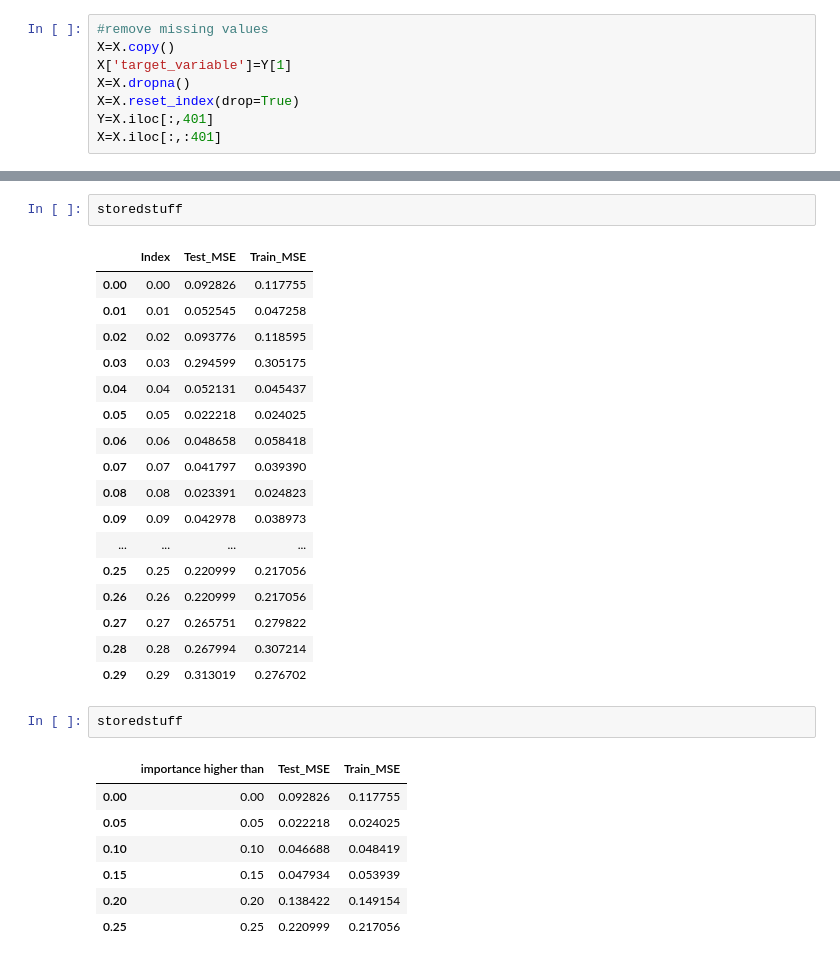
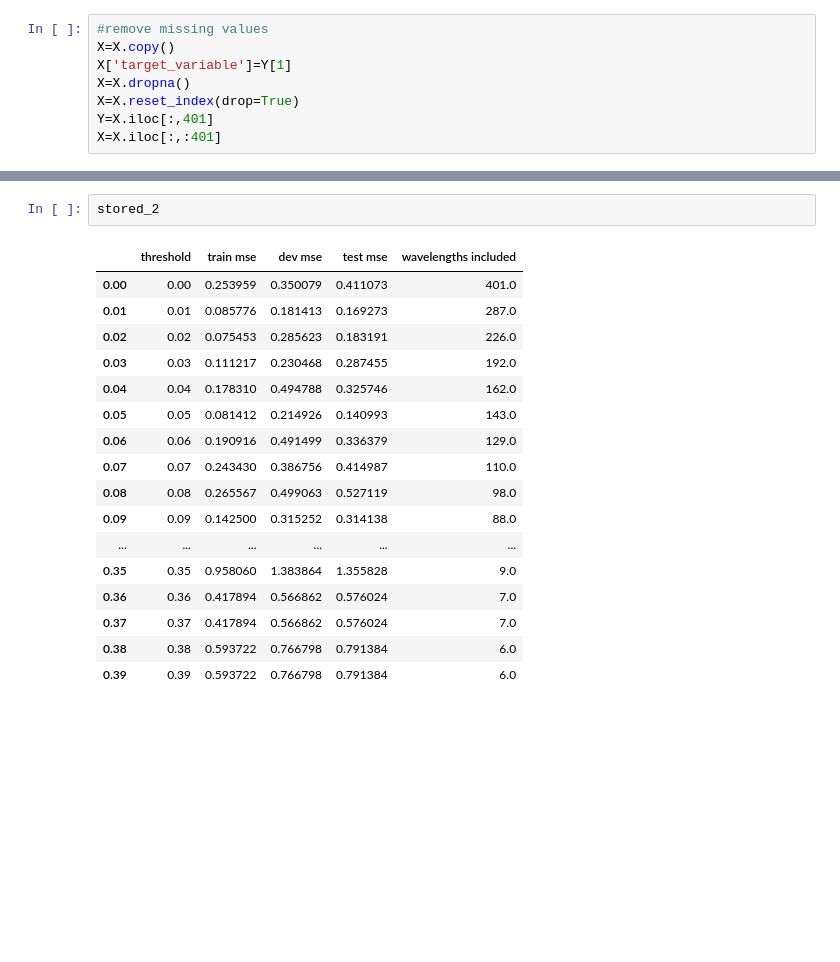
Before and after one commit to Lucas-ZR/datahow-thesis-feup, a Jupyter notebook: boruta_regression.ipynb, the cells around one changed output, grey strips where cells are left out. Drawn from its saved outputs; the diff is of its cells as text; blank space fills up the shorter version.

```diff
--- a/boruta_regression.ipynb
+++ b/boruta_regression.ipynb
@@ -171,30 +236,20 @@ ValueError: at least one array or dtype is required
-# %%
-storedstuff
-# %% [output]
-|  | Index | Test_MSE | Train_MSE |
-| 0.00 | 0.00 | 0.092826 | 0.117755 |
-| 0.01 | 0.01 | 0.052545 | 0.047258 |
-| 0.02 | 0.02 | 0.093776 | 0.118595 |
-| 0.03 | 0.03 | 0.294599 | 0.305175 |
-| 0.04 | 0.04 | 0.052131 | 0.045437 |
-| 0.05 | 0.05 | 0.022218 | 0.024025 |
-| 0.06 | 0.06 | 0.048658 | 0.058418 |
-| 0.07 | 0.07 | 0.041797 | 0.039390 |
-| 0.08 | 0.08 | 0.023391 | 0.024823 |
-| 0.09 | 0.09 | 0.042978 | 0.038973 |
-| ... | ... | ... | ... |
-| 0.25 | 0.25 | 0.220999 | 0.217056 |
-| 0.26 | 0.26 | 0.220999 | 0.217056 |
-| 0.27 | 0.27 | 0.265751 | 0.279822 |
-| 0.28 | 0.28 | 0.267994 | 0.307214 |
-| 0.29 | 0.29 | 0.313019 | 0.276702 |
-# %%
-storedstuff
-# %% [output]
-|  | importance higher than | Test_MSE | Train_MSE |
-| 0.00 | 0.00 | 0.092826 | 0.117755 |
-| 0.05 | 0.05 | 0.022218 | 0.024025 |
-| 0.10 | 0.10 | 0.046688 | 0.048419 |
-| 0.15 | 0.15 | 0.047934 | 0.053939 |
-| 0.20 | 0.20 | 0.138422 | 0.149154 |
-| 0.25 | 0.25 | 0.220999 | 0.217056 |
+# %%
+stored_2
+# %% [output]
+|  | threshold | train mse | dev mse | test mse | wavelengths included |
+| 0.00 | 0.00 | 0.253959 | 0.350079 | 0.411073 | 401.0 |
+| 0.01 | 0.01 | 0.085776 | 0.181413 | 0.169273 | 287.0 |
+| 0.02 | 0.02 | 0.075453 | 0.285623 | 0.183191 | 226.0 |
+| 0.03 | 0.03 | 0.111217 | 0.230468 | 0.287455 | 192.0 |
+| 0.04 | 0.04 | 0.178310 | 0.494788 | 0.325746 | 162.0 |
+| 0.05 | 0.05 | 0.081412 | 0.214926 | 0.140993 | 143.0 |
+| 0.06 | 0.06 | 0.190916 | 0.491499 | 0.336379 | 129.0 |
+| 0.07 | 0.07 | 0.243430 | 0.386756 | 0.414987 | 110.0 |
+| 0.08 | 0.08 | 0.265567 | 0.499063 | 0.527119 | 98.0 |
+| 0.09 | 0.09 | 0.142500 | 0.315252 | 0.314138 | 88.0 |
+| ... | ... | ... | ... | ... | ... |
+| 0.35 | 0.35 | 0.958060 | 1.383864 | 1.355828 | 9.0 |
+| 0.36 | 0.36 | 0.417894 | 0.566862 | 0.576024 | 7.0 |
+| 0.37 | 0.37 | 0.417894 | 0.566862 | 0.576024 | 7.0 |
+| 0.38 | 0.38 | 0.593722 | 0.766798 | 0.791384 | 6.0 |
+| 0.39 | 0.39 | 0.593722 | 0.766798 | 0.791384 | 6.0 |
```
Also changed, not shown: parts of 20 cells of this notebook, 1 other file.
